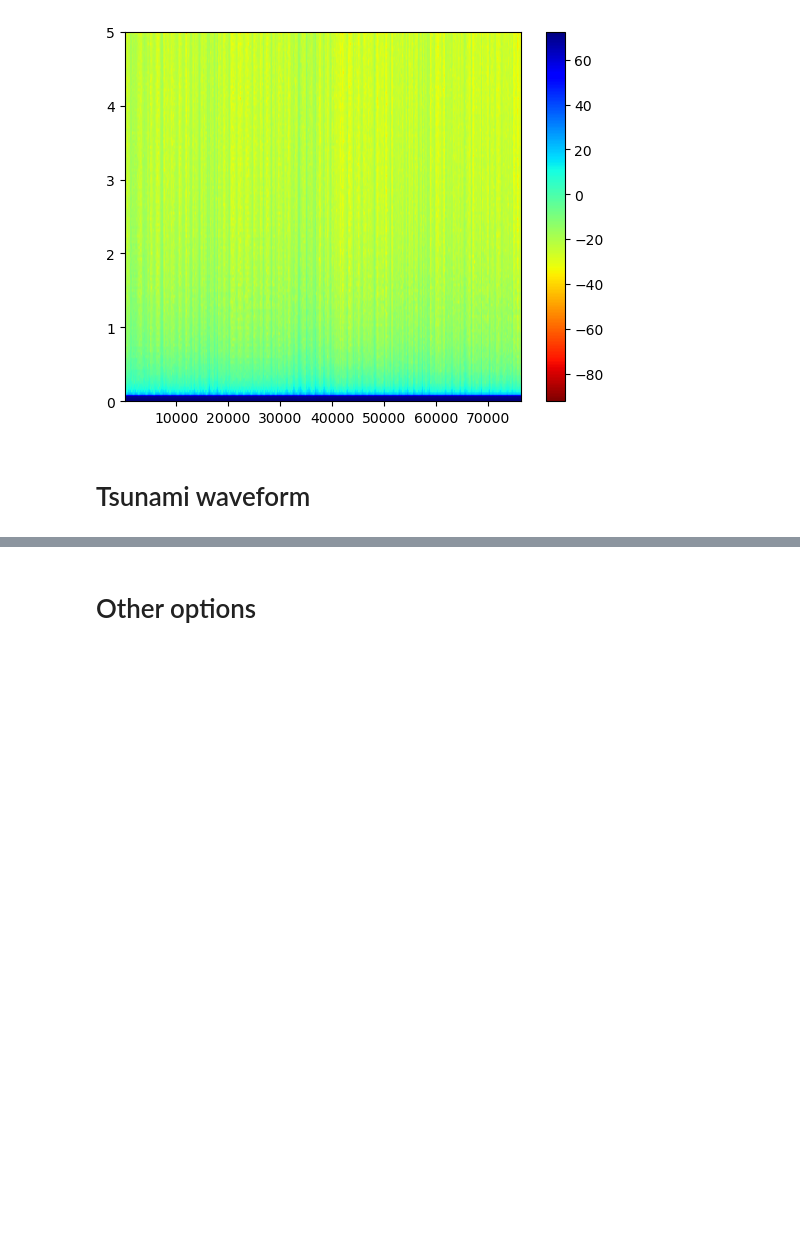
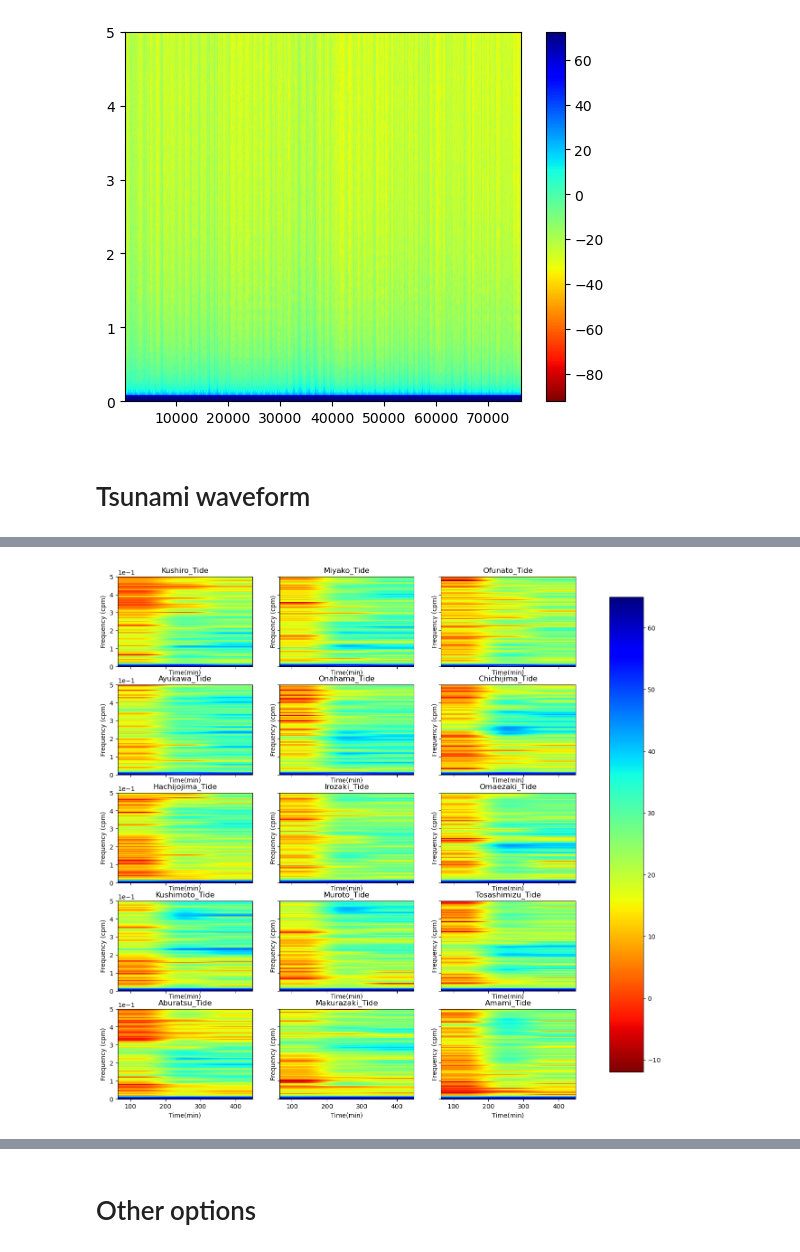
Before and after one commit to erick2307/tsunami_period_analysis, a Jupyter notebook: airpressure_wn.ipynb, the cells around one changed output, grey strips where cells are left out. Drawn from its saved outputs; the diff is of its cells as text; code cells hidden in the pictures; blank space fills up the shorter version.

```diff
--- a/airpressure_wn.ipynb
+++ b/airpressure_wn.ipynb
@@ -89,0 +144,19 @@ plt.show()
+# %%
+fig,axs = plt.subplots(5,3,sharex=True,sharey=True,figsize=(15,15))
+dt = 5
+for j in range(5):
+    for k in range(3):
+        # s,f,t,im = axs[j,k].specgram(dft.iloc[:,3*j+k],NFFT=256,Fs=12/dt,noverlap=128,
+                                    #  cmap='jet_r',mode='psd',vmin=-50, vmax=200)
+        s,f,t,im = axs[j,k].specgram(dft.iloc[:,3*j+k],Fs=5/dt,cmap='jet_r')
+        axs[j,k].set_title(dft.columns[3*j+k])
+        axs[k,k].ticklabel_format(axis="y", style="sci", scilimits=(0,0))
+
+fig.subplots_adjust(right=0.8)
+cbar_ax = fig.add_axes([0.85,0.15,0.05,0.7])
+fig.colorbar(im,cax=cbar_ax)
+
+for ax in axs.flat:
+    ax.set(xlabel='Time(min)', ylabel='Frequency (cpm)')
+# %% [output]
+[figure, added]
```
Also changed, not shown: parts of 14 cells of this notebook, 9 other files.
